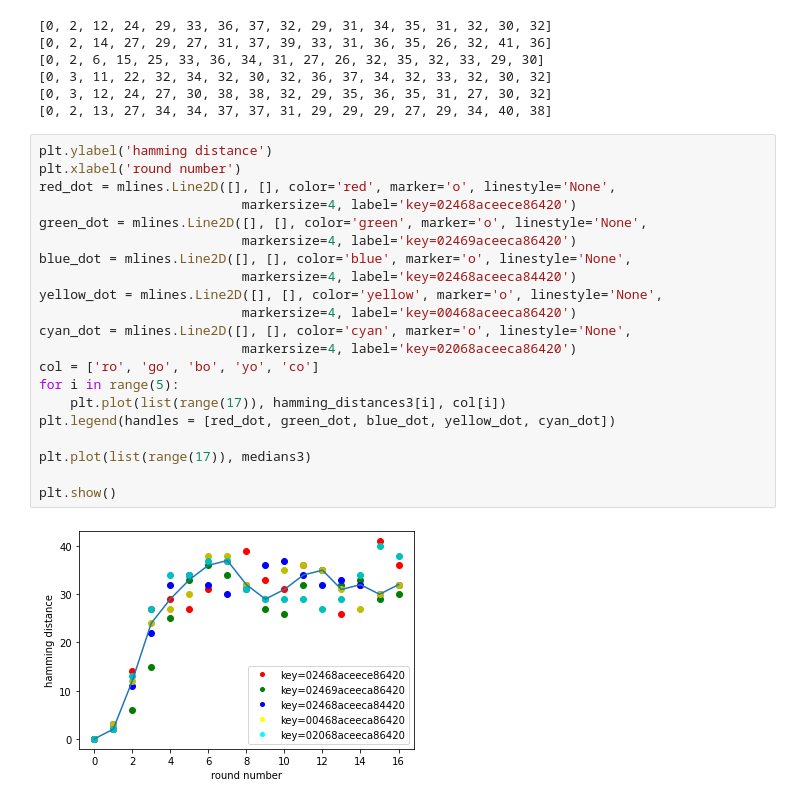
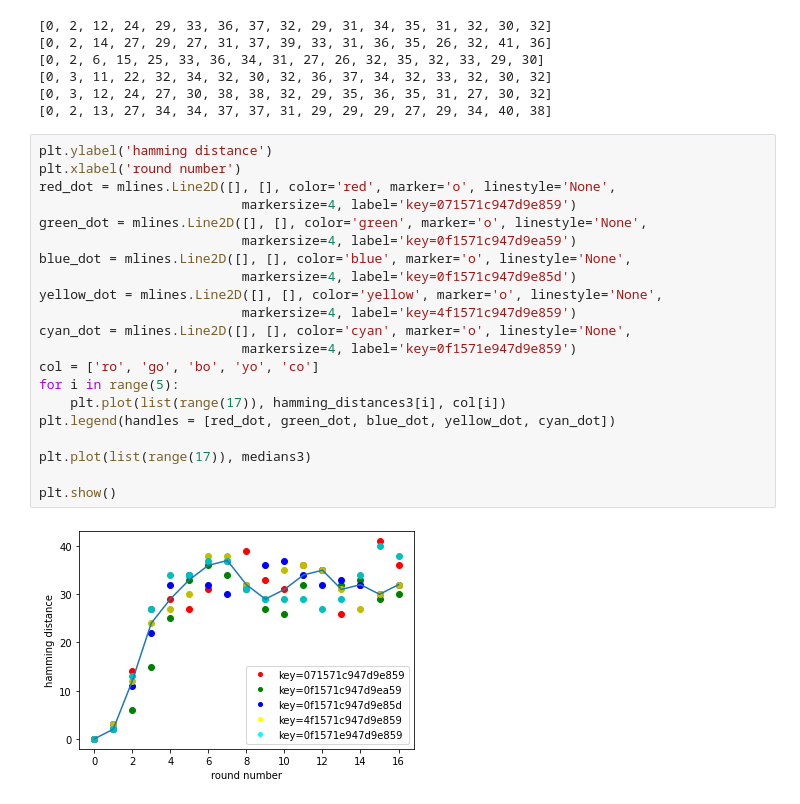
Before and after one commit to Ujjwal472/PA2, a Jupyter notebook: Avalanche.ipynb, the cells around one changed output. Saved outputs shown, nothing was run; the diff lists cells and outputs as text.

Commit message:
corrected the legend in part 3 plot

```diff
--- a/Avalanche.ipynb
+++ b/Avalanche.ipynb
@@ -547,23 +547,23 @@ for i in range(5):
 # %%
 plt.ylabel('hamming distance')
 plt.xlabel('round number')
 red_dot = mlines.Line2D([], [], color='red', marker='o', linestyle='None',
-                          markersize=4, label='key=02468aceece86420')
+                          markersize=4, label='key=071571c947d9e859')
 green_dot = mlines.Line2D([], [], color='green', marker='o', linestyle='None',
-                          markersize=4, label='key=02469aceeca86420')
+                          markersize=4, label='key=0f1571c947d9ea59')
 blue_dot = mlines.Line2D([], [], color='blue', marker='o', linestyle='None',
-                          markersize=4, label='key=02468aceeca84420')
+                          markersize=4, label='key=0f1571c947d9e85d')
 yellow_dot = mlines.Line2D([], [], color='yellow', marker='o', linestyle='None',
-                          markersize=4, label='key=00468aceeca86420')
+                          markersize=4, label='key=4f1571c947d9e859')
 cyan_dot = mlines.Line2D([], [], color='cyan', marker='o', linestyle='None',
-                          markersize=4, label='key=02068aceeca86420')
+                          markersize=4, label='key=0f1571e947d9e859')
 col = ['ro', 'go', 'bo', 'yo', 'co']
 for i in range(5):
     plt.plot(list(range(17)), hamming_distances3[i], col[i])
 plt.legend(handles = [red_dot, green_dot, blue_dot, yellow_dot, cyan_dot])
 
 plt.plot(list(range(17)), medians3)
 
 plt.show()
 # %% [output]
-[figure, old version]
+[figure, new version]
```
Also changed, not shown: parts of 2 cells of this notebook.
